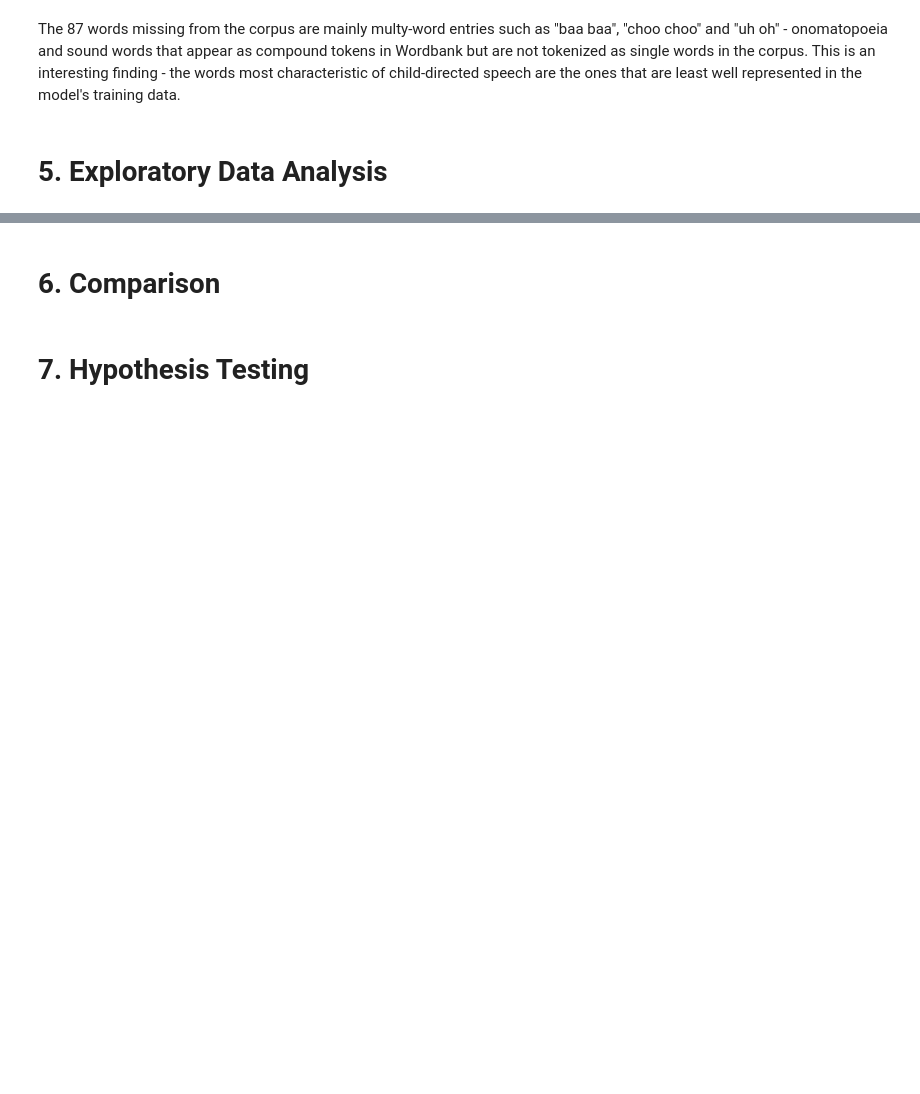
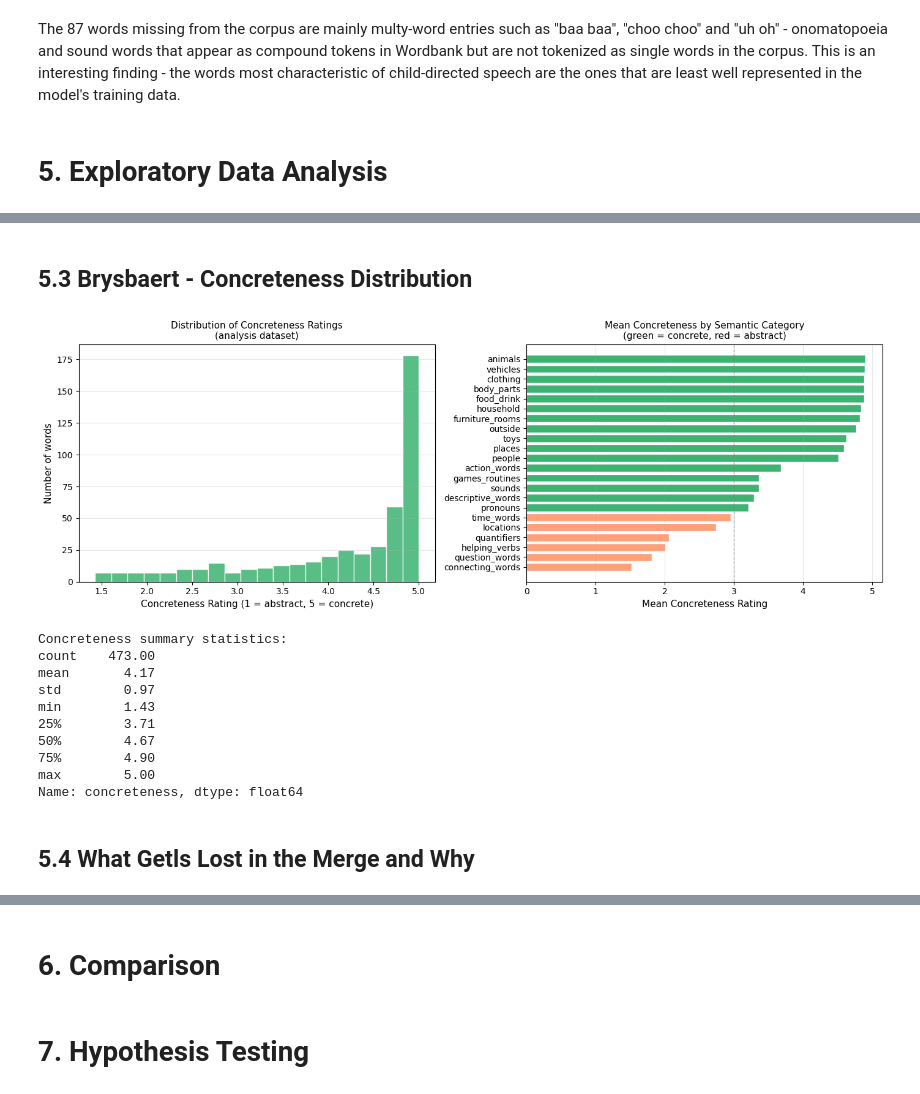
Before and after one commit to Slavena1/Softuni-Data-Science-Final-Project, a Jupyter notebook: SlavenaDataScienceProject.ipynb, the cells around one changed output, grey strips where cells are left out. Saved outputs shown, nothing was run; the diff lists cells and outputs as text; code cells hidden in the pictures; blank space fills up the shorter version.

```diff
--- a/SlavenaDataScienceProject.ipynb
+++ b/SlavenaDataScienceProject.ipynb
@@ -248,0 +333,44 @@ The 87 words missing from the corpus are mainly multy-word entries such as "baa
+# %% [markdown]
+## 5.3 Brysbaert - Concreteness Distribution
+# %%
+fig, axes = plt.subplots(1, 2, figsize=(14, 5))
+
+# Overall concreteness distribution
+axes[0].hist(df_analysis['concreteness'], bins=20,
+             color='mediumseagreen', edgecolor='white', alpha=0.85)
+axes[0].set_xlabel('Concreteness Rating (1 = abstract, 5 = concrete)', fontsize=11)
+axes[0].set_ylabel('Number of words', fontsize=11)
+axes[0].set_title('Distribution of Concreteness Ratings\n(analysis dataset)',
+                  fontsize=11)
+axes[0].grid(axis='y', alpha=0.3)
+
+# Mean concreteness by category
+cat_concrete = df_analysis.groupby('category')['concreteness'].mean().sort_values()
+colors = ['lightsalmon' if v < 3 else 'mediumseagreen' for v in cat_concrete.values]
+axes[1].barh(cat_concrete.index, cat_concrete.values, color=colors,
+             edgecolor='white')
+axes[1].axvline(3, color='grey', linestyle='--', linewidth=1, alpha=0.7)
+axes[1].set_xlabel('Mean Concreteness Rating', fontsize=11)
+axes[1].set_title('Mean Concreteness by Semantic Category\n'
+                  '(green = concrete, red = abstract)', fontsize=11)
+axes[1].grid(axis='x', alpha=0.3)
+
+plt.tight_layout()
+plt.show()
+
+print("\nConcreteness summary statistics:")
+print(df_analysis['concreteness'].describe().round(2))
+# %% [output]
+[figure, added]
+Concreteness summary statistics:
+count    473.00
+mean       4.17
+std        0.97
+min        1.43
+25%        3.71
+50%        4.67
+75%        4.90
+max        5.00
+Name: concreteness, dtype: float64
+# %% [markdown]
+## 5.4 What Getls Lost in the Merge and Why
```
Also changed, not shown: parts of 7 cells of this notebook.
